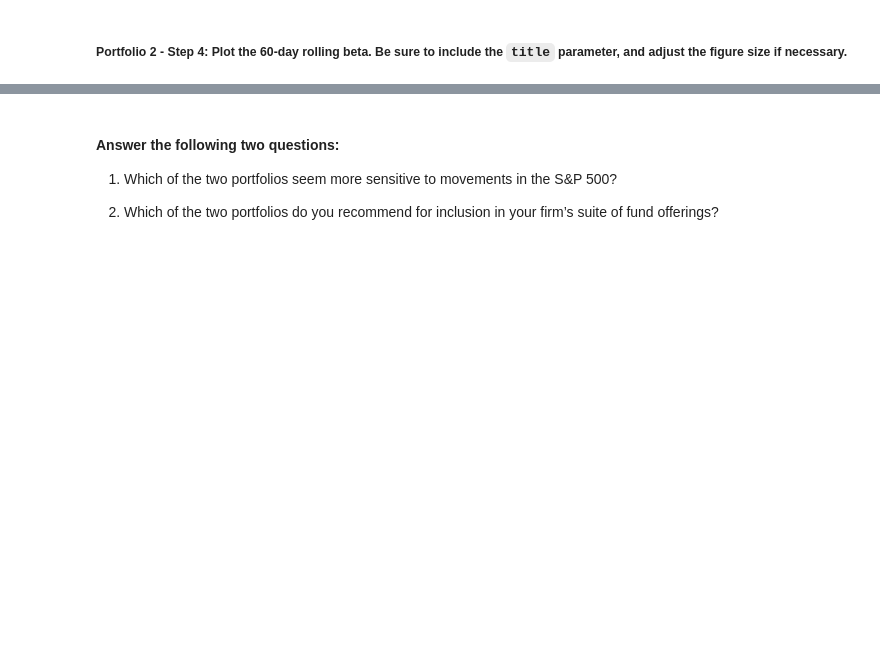
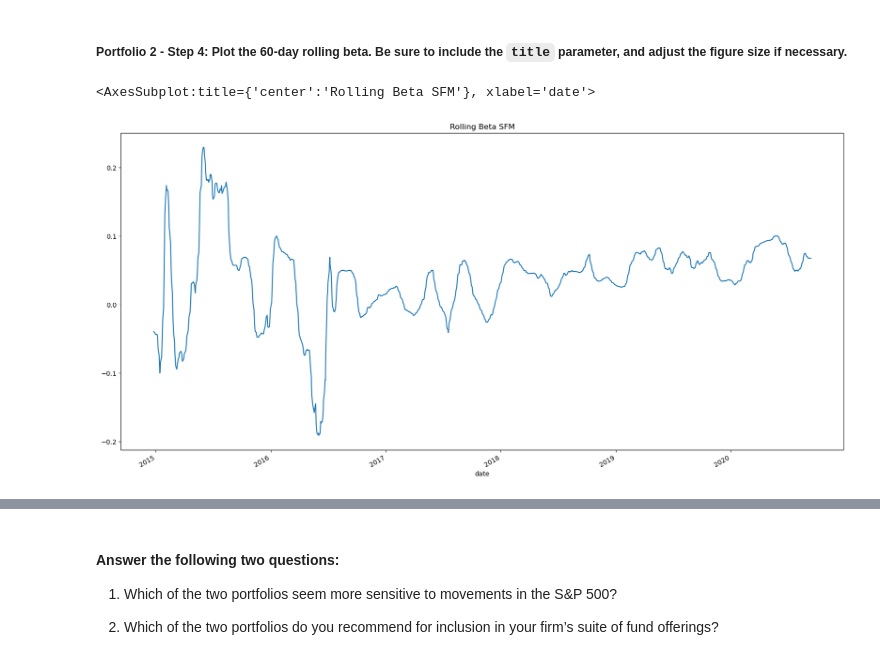
Before and after one commit to yv-i/Module_4_Challenge, a Jupyter notebook: risk_return_analysis.ipynb, the cells around one changed output, grey strips where cells are left out. Cells and saved outputs as stored; diff of their text form; code cells hidden in the pictures; blank space fills up the shorter version.

```diff
--- a/risk_return_analysis.ipynb
+++ b/risk_return_analysis.ipynb
@@ -509,3 +508,5 @@ funds_covariance.tail()
 # Calculate the beta based on the 60-day rolling covariance compared to the market (S&P 500)
 # Review the last five rows of the beta information
 # YOUR CODE HERE
+sfm_covariance = cumulative_returns['SFM'].rolling(window=60).cov(cumulative_returns['S&P'])
+sfm_covariance.tail()
@@ -514,3 +523,5 @@ funds_covariance.tail()
 # %%
 # Calculate the average of the 60-day rolling beta
 # YOUR CODE HERE
+sfm_beta = sfm_covariance / snp_variance
+sfm_beta.tail()
@@ -519,4 +538,8 @@ funds_covariance.tail()
 # %%
 # Plot the rolling beta
 # Include a title parameter and adjust the figure size
 # YOUR CODE HERE
+sfm_beta.plot(figsize=(20,10), title="Rolling Beta SFM")
+# %% [output]
+<AxesSubplot:title={'center':'Rolling Beta SFM'}, xlabel='date'>
+[figure, added]
```
Also changed, not shown: parts of 6 cells of this notebook.
